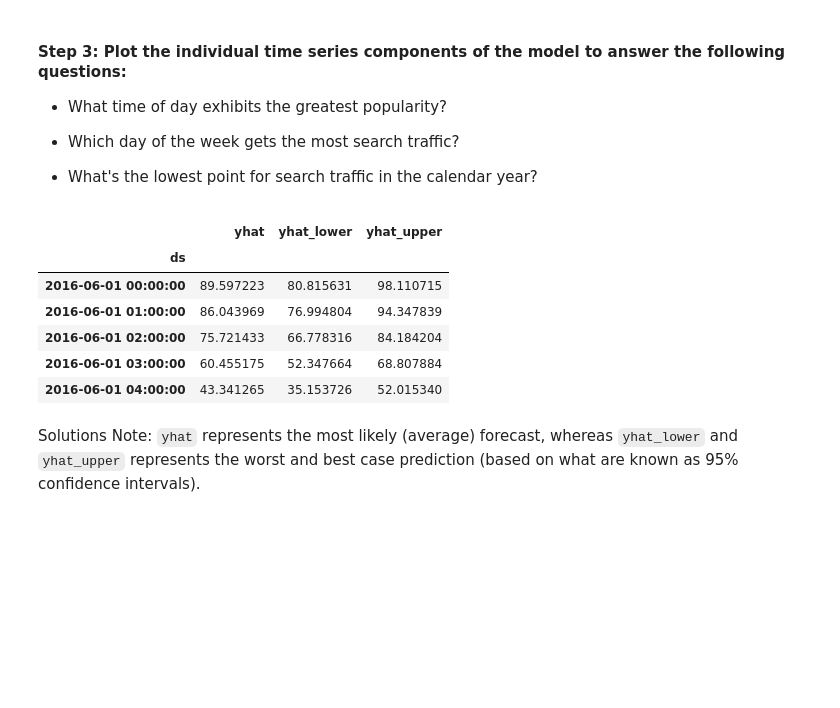
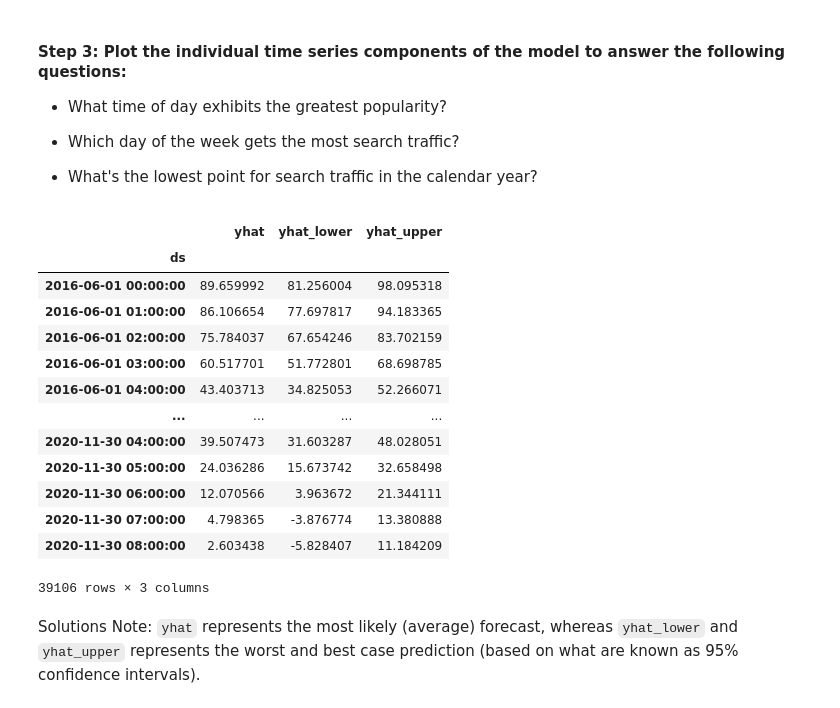
Before and after one commit to Kibble/prophet-challenge, a Jupyter notebook: forecasting_net_prophet.ipynb, the cells around one changed output. Cells and saved outputs as stored; diff of their text form; code cells hidden in the pictures; blank space fills up the shorter version.

```diff
--- a/forecasting_net_prophet.ipynb
+++ b/forecasting_net_prophet.ipynb
@@ -496,17 +496,25 @@ decline in October, but recover slightly in November.
 * What's the lowest point for search traffic in the calendar year?
 # %%
 # Set the index in the forecast_mercado_trends DataFrame to the ds datetime column
-
+forecast_mercado_trends.set_index('ds', inplace=True, drop=True)
 
 # View the only the yhat,yhat_lower and yhat_upper columns from the DataFrame
+forecast_mercado_trends[['yhat', 'yhat_lower', 'yhat_upper']]
 # %% [output]
 |  | yhat | yhat_lower | yhat_upper |
 | ds |  |  |  |
-| 2016-06-01 00:00:00 | 89.597223 | 80.815631 | 98.110715 |
-| 2016-06-01 01:00:00 | 86.043969 | 76.994804 | 94.347839 |
-| 2016-06-01 02:00:00 | 75.721433 | 66.778316 | 84.184204 |
-| 2016-06-01 03:00:00 | 60.455175 | 52.347664 | 68.807884 |
-| 2016-06-01 04:00:00 | 43.341265 | 35.153726 | 52.015340 |
+| 2016-06-01 00:00:00 | 89.659992 | 81.256004 | 98.095318 |
+| 2016-06-01 01:00:00 | 86.106654 | 77.697817 | 94.183365 |
+| 2016-06-01 02:00:00 | 75.784037 | 67.654246 | 83.702159 |
+| 2016-06-01 03:00:00 | 60.517701 | 51.772801 | 68.698785 |
+| 2016-06-01 04:00:00 | 43.403713 | 34.825053 | 52.266071 |
+| ... | ... | ... | ... |
+| 2020-11-30 04:00:00 | 39.507473 | 31.603287 | 48.028051 |
+| 2020-11-30 05:00:00 | 24.036286 | 15.673742 | 32.658498 |
+| 2020-11-30 06:00:00 | 12.070566 | 3.963672 | 21.344111 |
+| 2020-11-30 07:00:00 | 4.798365 | -3.876774 | 13.380888 |
+| 2020-11-30 08:00:00 | 2.603438 | -5.828407 | 11.184209 |
+39106 rows × 3 columns
 # %% [markdown]
 Solutions Note: `yhat` represents the most likely (average) forecast, whereas `yhat_lower` and `yhat_upper` represents the worst and best case prediction (based on what are known as 95% confidence intervals).
 # %%
```
Also changed, not shown: parts of 5 cells of this notebook.
